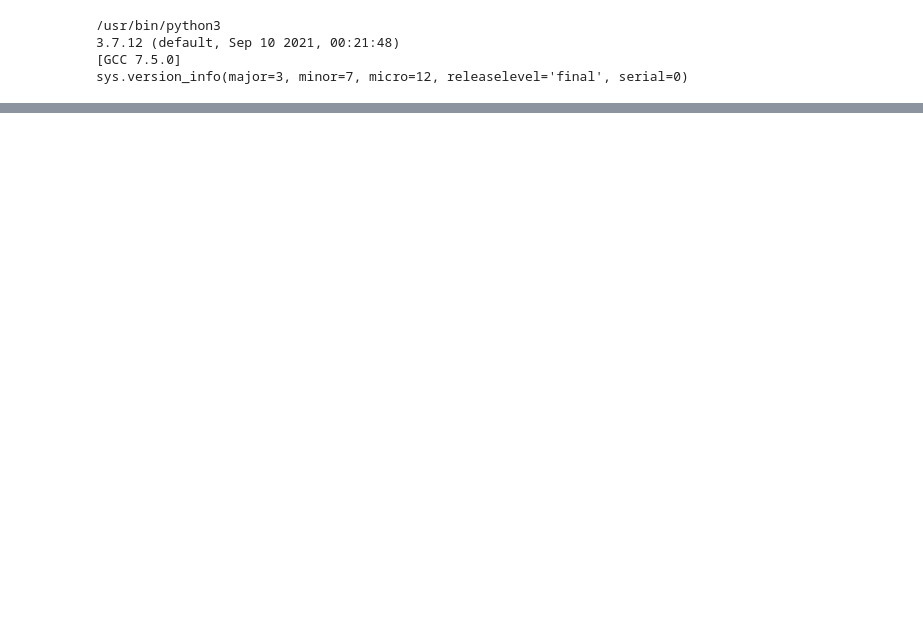
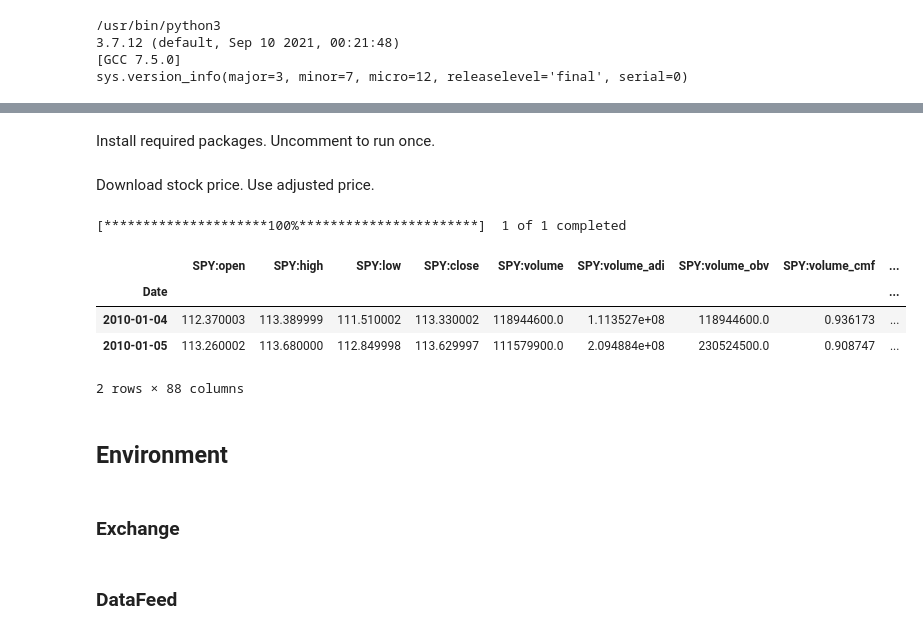
Before and after one commit to letianzj/QuantResearch, a Jupyter notebook: ml/reinforcement_trader.ipynb, the cells around one changed output, grey strips where cells are left out. Drawn from its saved outputs; the diff is of its cells as text; code cells hidden in the pictures; blank space fills up the shorter version.

```diff
--- a/ml/reinforcement_trader.ipynb
+++ b/ml/reinforcement_trader.ipynb
@@ -674,0 +39,2 @@ WARNING:root:IMAGEIO FFMPEG_WRITER WARNING: input image is not divisible by macr
+# %% [markdown]
+Install required packages. Uncomment to run once.
@@ -674,0 +62,32 @@ WARNING:root:IMAGEIO FFMPEG_WRITER WARNING: input image is not divisible by macr
+# %% [markdown]
+Download stock price. Use adjusted price.
+# %%
+symbol = 'SPY'
+start_date = datetime(2010, 1, 1)
+end_date = datetime(2021, 6, 3)
+
+df = yf.download(symbol, start=start_date, end=end_date)
+df.sort_index(ascending=True, inplace=True)
+df = df[start_date:end_date]
+df['Open'] = df['Adj Close'] / df['Close'] * df['Open']
+df['High'] = df['Adj Close'] / df['Close'] * df['High']
+df['Low'] = df['Adj Close'] / df['Close'] * df['Low']
+df['Volume'] = df['Adj Close'] / df['Close'] * df['Volume']
+df['Close'] = df['Adj Close']
+df = df[['Open', 'High', 'Low', 'Close', 'Volume']]
+ta.add_all_ta_features(df, 'Open', 'High', 'Low', 'Close', 'Volume', fillna=True)
+df.columns = [symbol + ":" + name.lower() for name in df.columns]
+# %% [output]
+[*********************100%***********************]  1 of 1 completed
+# %%
+df.head(2)
+# %% [output]
+|  | SPY:open | SPY:high | SPY:low | SPY:close | SPY:volume | SPY:volume_adi | SPY:volume_obv | SPY:volume_cmf | ... |
+| Date |  |  |  |  |  |  |  |  | ... |
+| 2010-01-04 | 112.370003 | 113.389999 | 111.510002 | 113.330002 | 118944600.0 | 1.113527e+08 | 118944600.0 | 0.936173 | ... |
+| 2010-01-05 | 113.260002 | 113.680000 | 112.849998 | 113.629997 | 111579900.0 | 2.094884e+08 | 230524500.0 | 0.908747 | ... |
+2 rows × 88 columns
+# %% [markdown]
+## Environment
+# %% [markdown]
+### Exchange
@@ -674,0 +100,2 @@ WARNING:root:IMAGEIO FFMPEG_WRITER WARNING: input image is not divisible by macr
+# %% [markdown]
+### DataFeed
```
Also changed, not shown: parts of 100 cells of this notebook.
